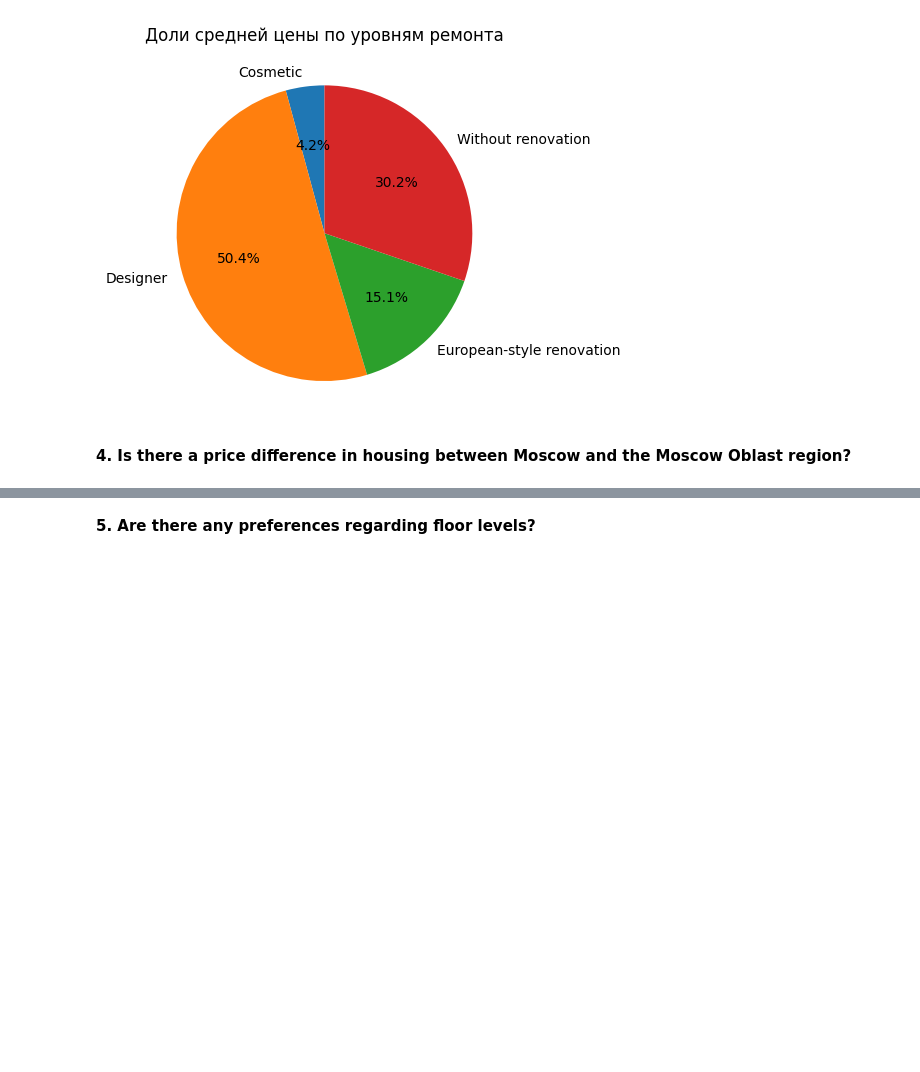
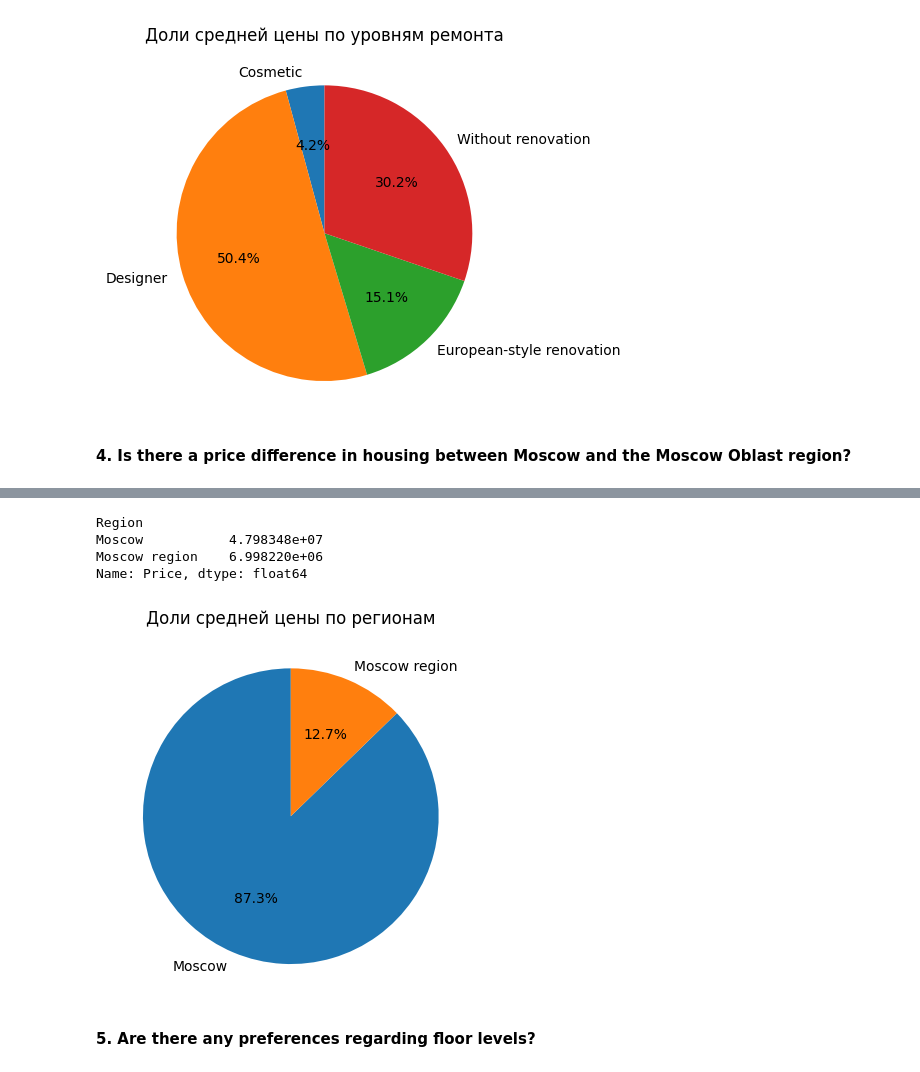
Before and after one commit to WhosArt/Moscow_housing_price, a Jupyter notebook: house_pricing/house_pricing.ipynb, the cells around one changed output, grey strips where cells are left out. Saved outputs shown, nothing was run; the diff lists cells and outputs as text; code cells hidden in the pictures; blank space fills up the shorter version.

```diff
--- a/house_pricing/house_pricing.ipynb
+++ b/house_pricing/house_pricing.ipynb
@@ -109,3 +126,16 @@ plt.show()
+# %%
+df_region_grouped
+# %% [output]
+Region
+Moscow           4.798348e+07
+Moscow region    6.998220e+06
+Name: Price, dtype: float64
+# %%
+plt.pie(df_region_grouped, labels=df_region_grouped.index, autopct='%1.1f%%', startangle=90)
+plt.title('Доли средней цены по регионам')
+plt.show()
+# %% [output]
+[figure, added]
 # %% [markdown]
 **5. Are there any preferences regarding floor levels?**
 # %% [markdown]
```
Also changed, not shown: parts of 5 cells of this notebook.
